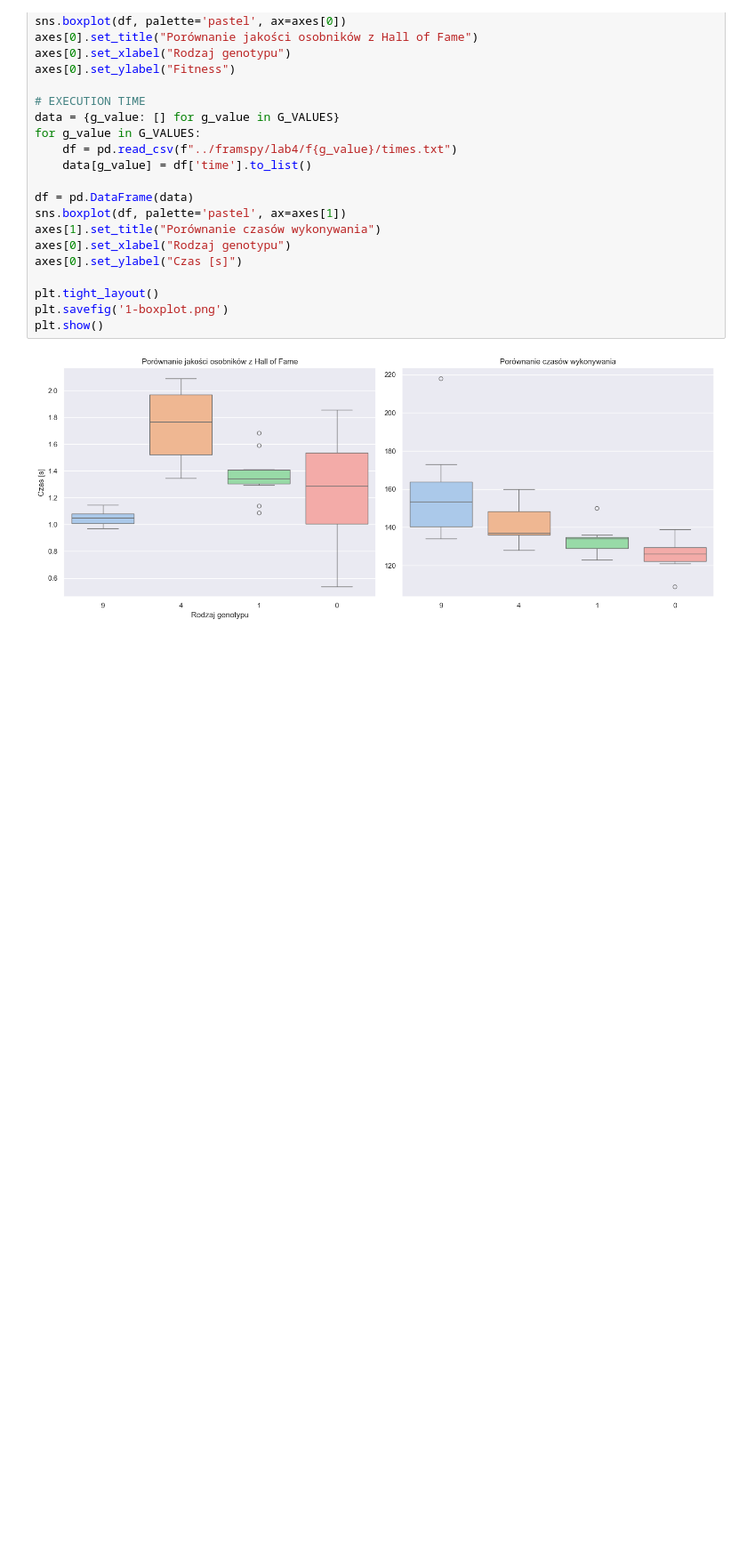
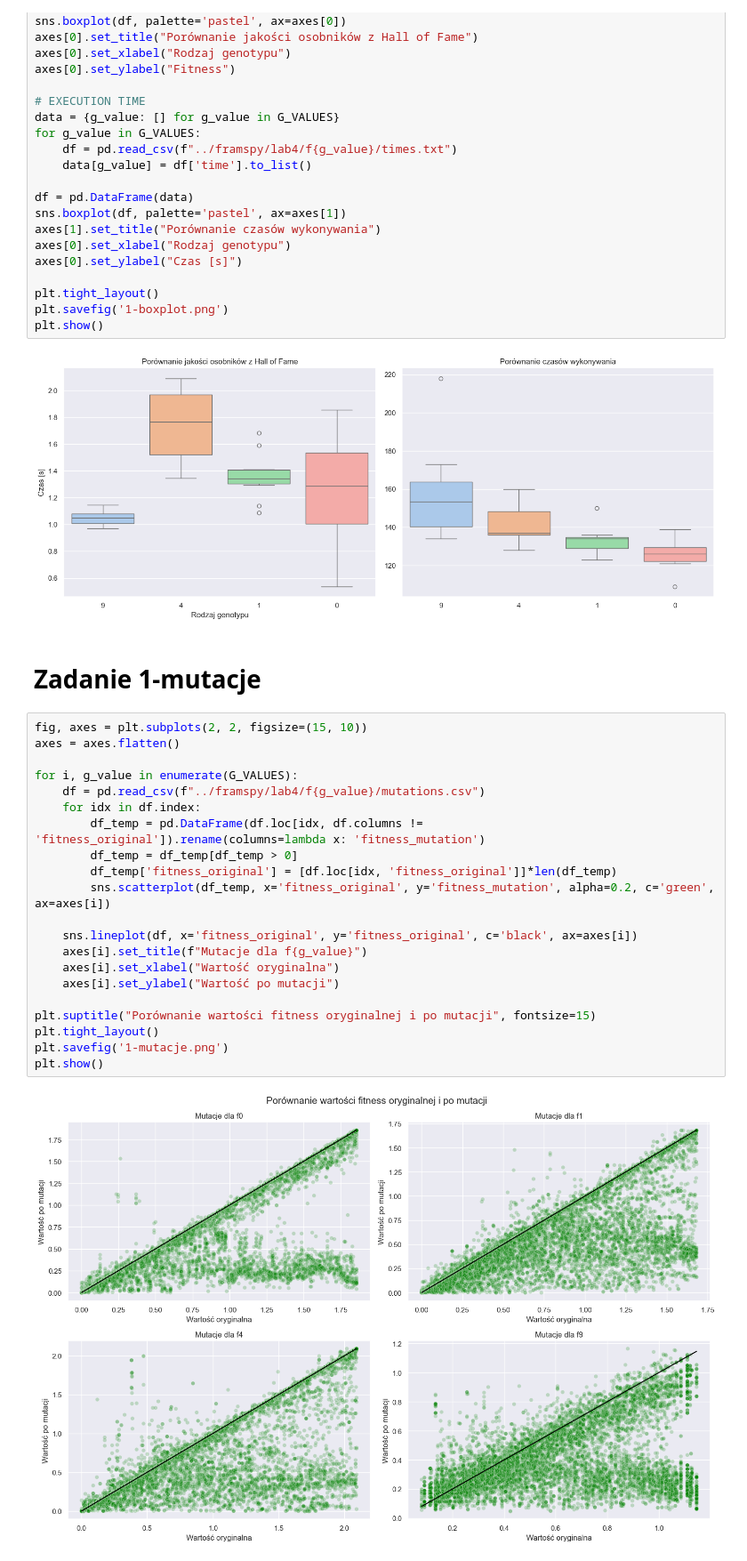
Before and after one commit to anras5/evolutionary-algorithms, a Jupyter notebook: lab4/lab4.ipynb, the cells around one changed output. Shown at 89% size. Saved outputs shown, nothing was run; the diff lists cells and outputs as text; blank space fills up the shorter version.

Commit message:
feat: add mutation plot

```diff
--- a/lab4/lab4.ipynb
+++ b/lab4/lab4.ipynb
@@ -87,3 +87,28 @@ plt.savefig('1-boxplot.png')
 plt.show()
 # %% [output]
 [figure]
+# %% [markdown]
+# Zadanie 1-mutacje
+# %%
+fig, axes = plt.subplots(2, 2, figsize=(15, 10))
+axes = axes.flatten()
+
+for i, g_value in enumerate(G_VALUES):
+    df = pd.read_csv(f"../framspy/lab4/f{g_value}/mutations.csv")
+    for idx in df.index:
+        df_temp = pd.DataFrame(df.loc[idx, df.columns != 'fitness_original']).rename(columns=lambda x: 'fitness_mutation')
+        df_temp = df_temp[df_temp > 0]
+        df_temp['fitness_original'] = [df.loc[idx, 'fitness_original']]*len(df_temp)
+        sns.scatterplot(df_temp, x='fitness_original', y='fitness_mutation', alpha=0.2, c='green', ax=axes[i])
+
+    sns.lineplot(df, x='fitness_original', y='fitness_original', c='black', ax=axes[i])
+    axes[i].set_title(f"Mutacje dla f{g_value}")
+    axes[i].set_xlabel("Wartość oryginalna")
+    axes[i].set_ylabel("Wartość po mutacji")
+
+plt.suptitle("Porównanie wartości fitness oryginalnej i po mutacji", fontsize=15)
+plt.tight_layout()
+plt.savefig('1-mutacje.png')
+plt.show()
+# %% [output]
+[figure, added]
```
